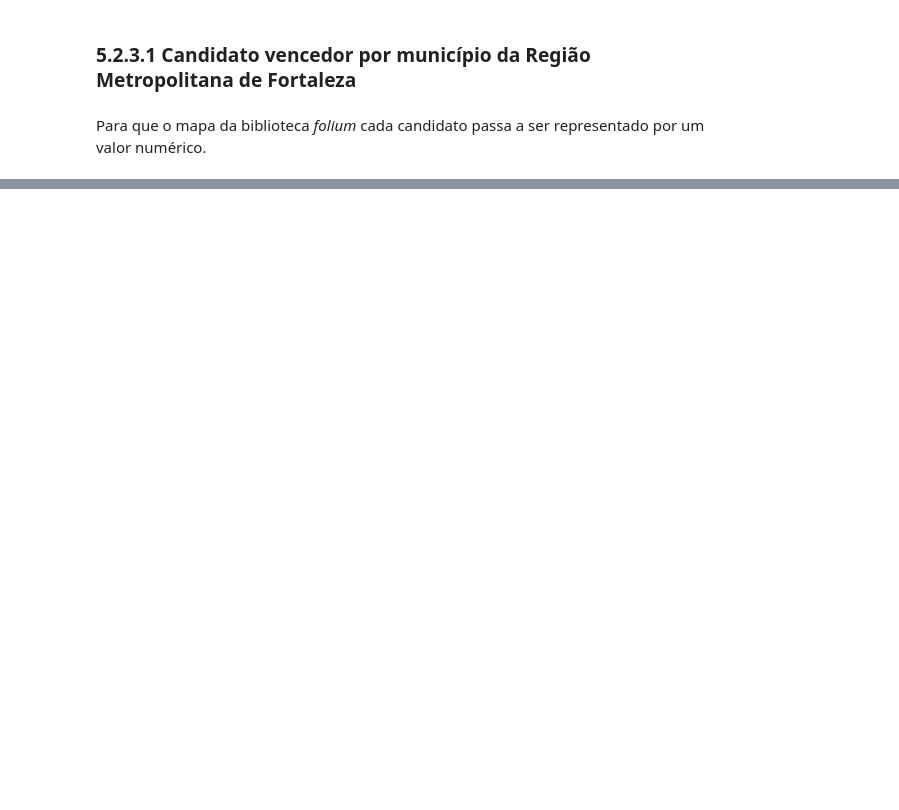
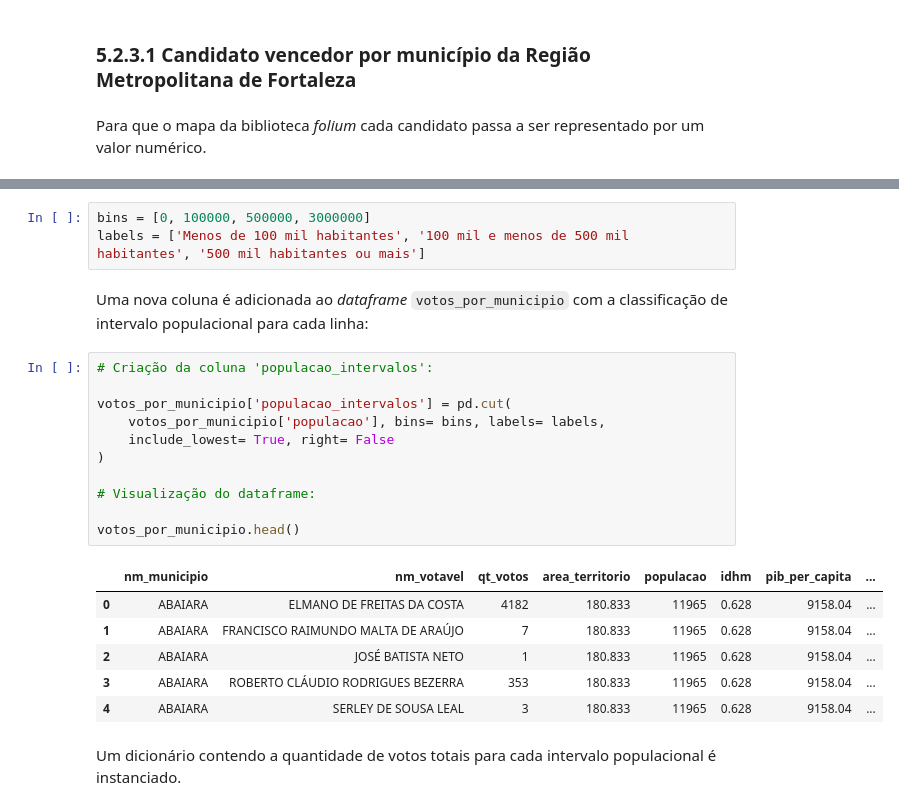
Before and after one commit to DamodaraBarbosa/clustering_municipios_eleicoes_2022_ceara, a Jupyter notebook: 05_data_analysis_eleicoes_ceara_2022.ipynb, the cells around one changed output, grey strips where cells are left out. Drawn from its saved outputs; the diff is of its cells as text; blank space fills up the shorter version.

```diff
--- a/05_data_analysis_eleicoes_ceara_2022.ipynb
+++ b/05_data_analysis_eleicoes_ceara_2022.ipynb
@@ -870,0 +862,25 @@ The array interface is deprecated and will no longer work in Shapely 2.0. Conver
+# %%
+bins = [0, 100000, 500000, 3000000]
+labels = ['Menos de 100 mil habitantes', '100 mil e menos de 500 mil habitantes', '500 mil habitantes ou mais']
+# %% [markdown]
+Uma nova coluna é adicionada ao *dataframe* `votos_por_municipio` com a classificação de intervalo populacional para cada linha:
+# %%
+# Criação da coluna 'populacao_intervalos':
+
+votos_por_municipio['populacao_intervalos'] = pd.cut(
+    votos_por_municipio['populacao'], bins= bins, labels= labels,
+    include_lowest= True, right= False
+)
+
+# Visualização do dataframe:
+
+votos_por_municipio.head()
+# %% [output]
+|  | nm_municipio | nm_votavel | qt_votos | area_territorio | populacao | idhm | pib_per_capita | ... |
+| 0 | ABAIARA | ELMANO DE FREITAS DA COSTA | 4182 | 180.833 | 11965 | 0.628 | 9158.04 | ... |
+| 1 | ABAIARA | FRANCISCO RAIMUNDO MALTA DE ARAÚJO | 7 | 180.833 | 11965 | 0.628 | 9158.04 | ... |
+| 2 | ABAIARA | JOSÉ BATISTA NETO | 1 | 180.833 | 11965 | 0.628 | 9158.04 | ... |
+| 3 | ABAIARA | ROBERTO CLÁUDIO RODRIGUES BEZERRA | 353 | 180.833 | 11965 | 0.628 | 9158.04 | ... |
+| 4 | ABAIARA | SERLEY DE SOUSA LEAL | 3 | 180.833 | 11965 | 0.628 | 9158.04 | ... |
+# %% [markdown]
+Um dicionário contendo a quantidade de votos totais para cada intervalo populacional é instanciado.
```
Also changed, not shown: parts of 33 cells of this notebook.
